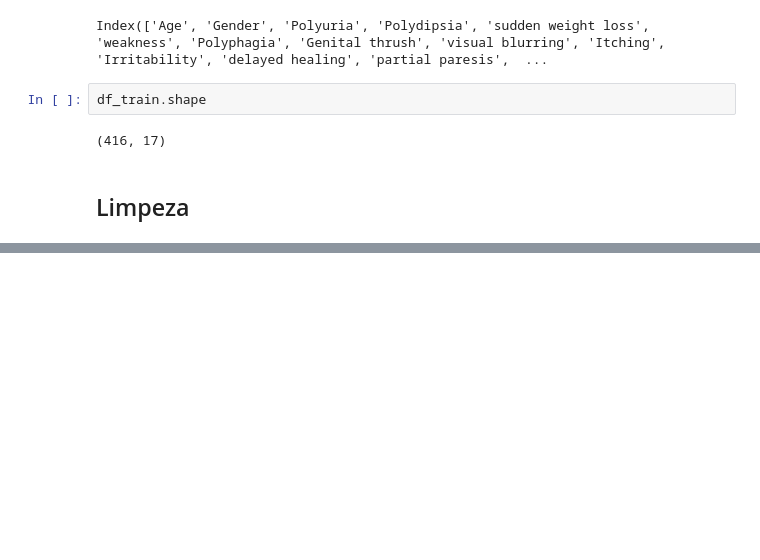
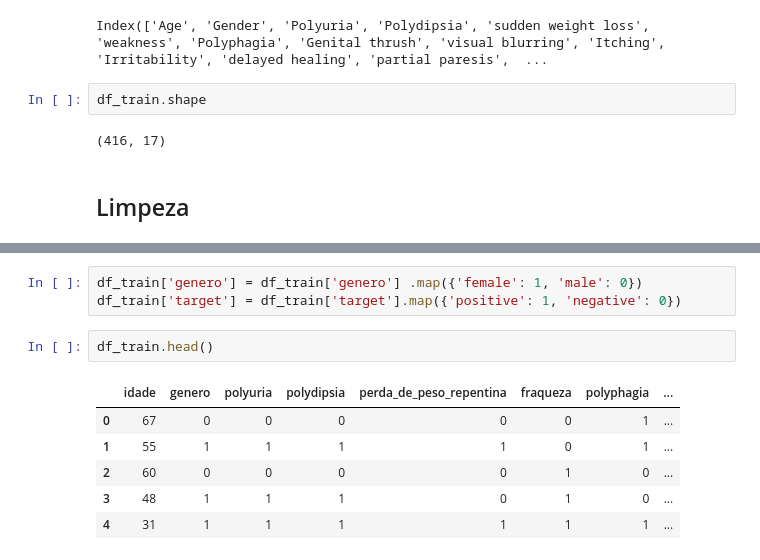
Before and after one commit to grazimelo/case-sbf, a Jupyter notebook: notebooks/1_data_cleaning .ipynb, the cells around one changed output, grey strips where cells are left out. Drawn from its saved outputs; the diff is of its cells as text; blank space fills up the shorter version.

```diff
--- a/notebooks/1_data_cleaning .ipynb
+++ b/notebooks/1_data_cleaning .ipynb
@@ -72,0 +124,12 @@ df_train.shape
+# %%
+df_train['genero'] = df_train['genero'] .map({'female': 1, 'male': 0})
+df_train['target'] = df_train['target'].map({'positive': 1, 'negative': 0})
+# %%
+df_train.head()
+# %% [output]
+|  | idade | genero | polyuria | polydipsia | perda_de_peso_repentina | fraqueza | polyphagia | ... |
+| 0 | 67 | 0 | 0 | 0 | 0 | 0 | 1 | ... |
+| 1 | 55 | 1 | 1 | 1 | 1 | 0 | 1 | ... |
+| 2 | 60 | 0 | 0 | 0 | 0 | 1 | 0 | ... |
+| 3 | 48 | 1 | 1 | 1 | 0 | 1 | 0 | ... |
+| 4 | 31 | 1 | 1 | 1 | 1 | 1 | 1 | ... |
```
Also changed, not shown: parts of 21 cells of this notebook, 4 other files.
